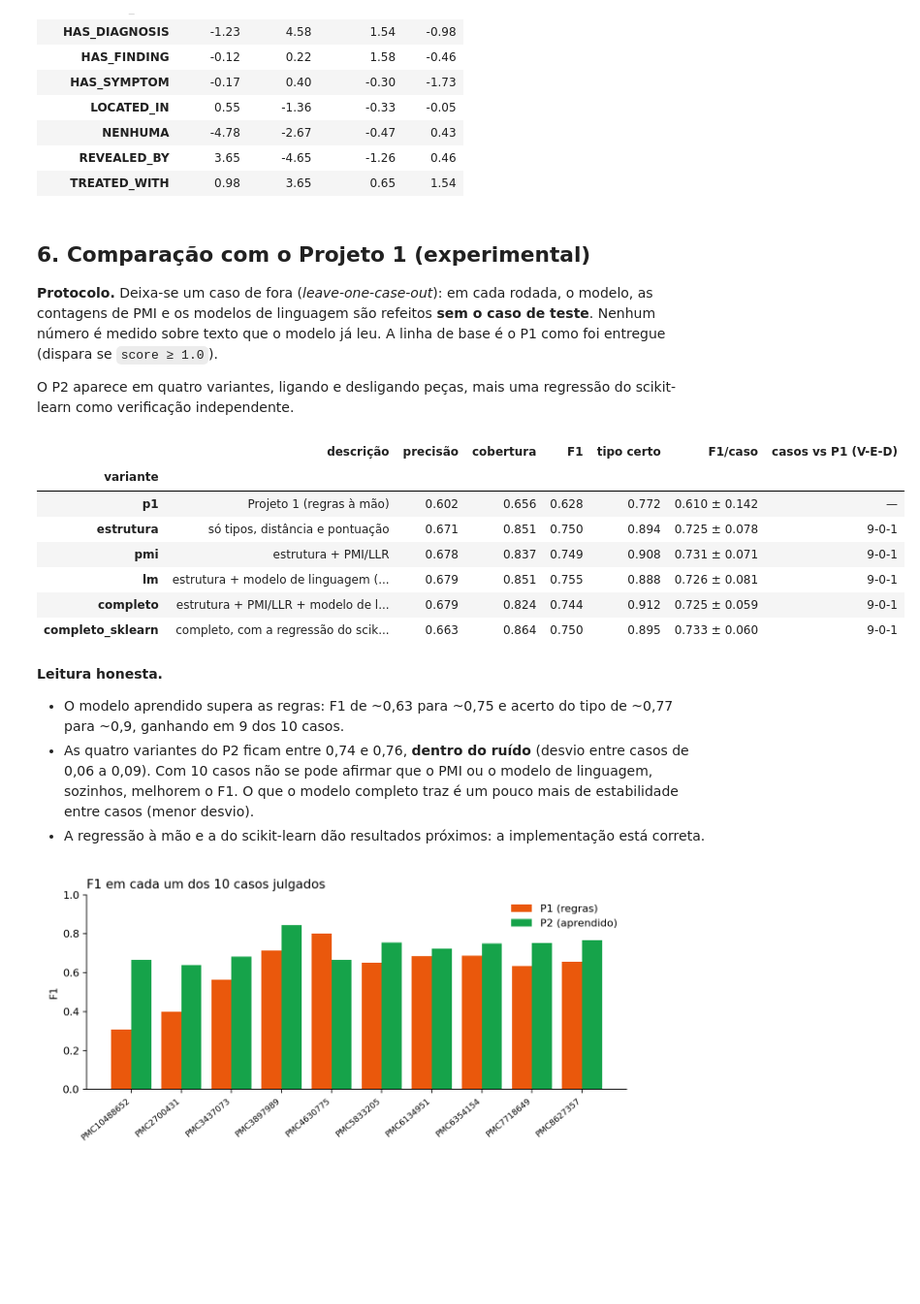
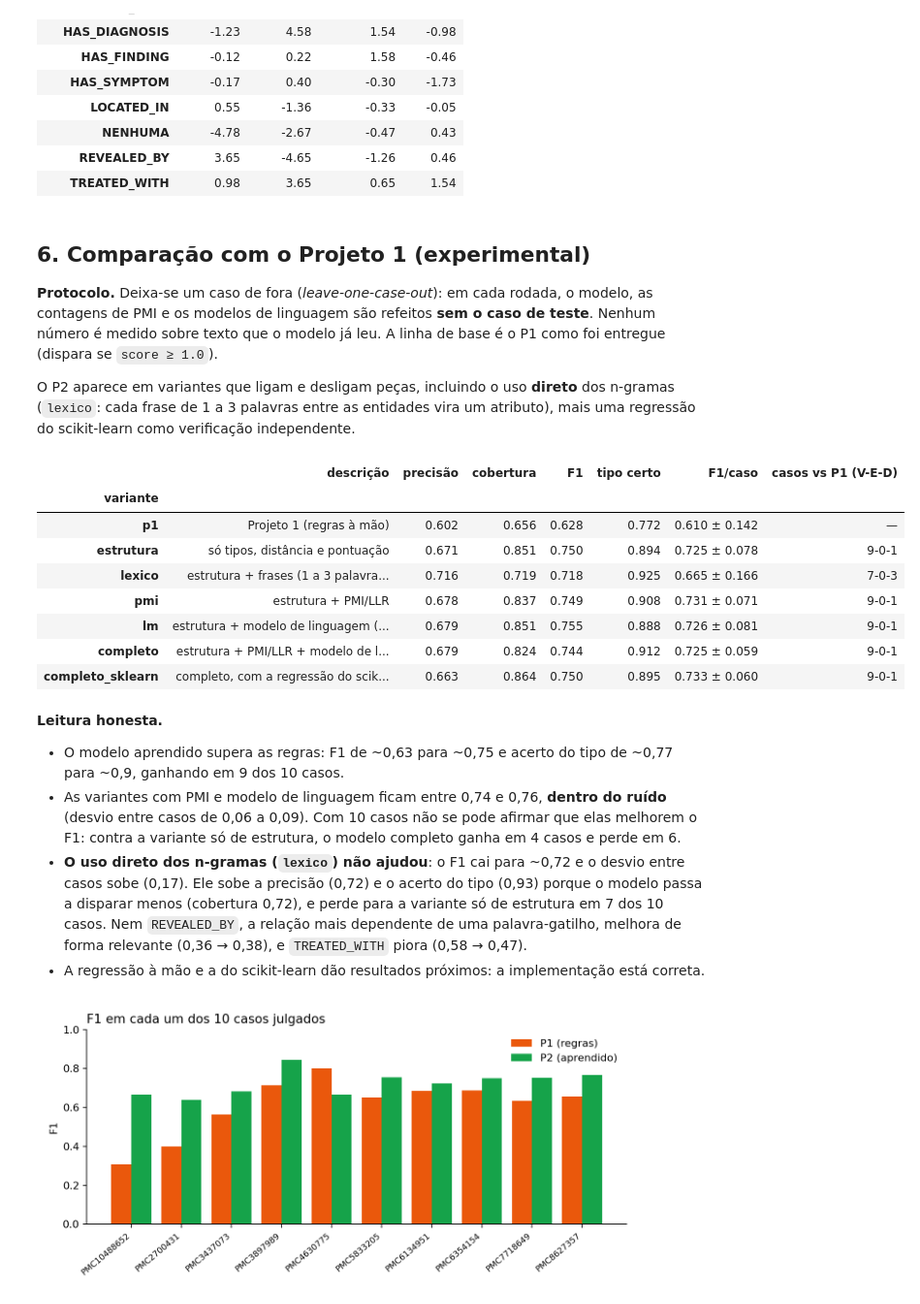
Before and after one commit to JaocHatter/Projeto-de-Natural-Language-Processing---Knowledge-Graph, a Jupyter notebook: project2/pipelines/notebooks/projeto2.ipynb, the cells around one changed output. Shown at 97% size. Drawn from its saved outputs; the diff is of its cells as text; code cells hidden in the pictures; blank space fills up the shorter version.

Commit message:
Adiciona ablação de n-gramas diretos e escreve o README do Projeto 2
Co-authored-by: CDRAY2007 <monzontrueno@gmail.com>

```diff
--- a/project2/pipelines/notebooks/projeto2.ipynb
+++ b/project2/pipelines/notebooks/projeto2.ipynb
@@ -293,27 +293,29 @@ pd.DataFrame(linhas).set_index("relação")
 PMI e os modelos de linguagem são refeitos **sem o caso de teste**. Nenhum número é medido sobre texto que
 o modelo já leu. A linha de base é o P1 como foi entregue (dispara se `score ≥ 1.0`).
 
-O P2 aparece em quatro variantes, ligando e desligando peças, mais uma regressão do scikit-learn como
-verificação independente.
+O P2 aparece em variantes que ligam e desligam peças, incluindo o uso **direto** dos n-gramas (`lexico`: cada frase
+de 1 a 3 palavras entre as entidades vira um atributo), mais uma regressão do scikit-learn como verificação
+independente.
 # %%
 from clinical_kg.learning.pipeline import prever_validando, medir, confronto, media_dp, DESCRICAO
 
-nomes = ["p1", "estrutura", "pmi", "lm", "completo", "completo_sklearn"]
+nomes = ["p1", "estrutura", "lexico", "pmi", "lm", "completo", "completo_sklearn"]
 resultados = {n: medir(prever_validando(exemplos, textos, n)) for n in nomes}
 
 linhas = []
 for n, m in resultados.items():
     media_f1, dp = media_dp(list(m["por_caso"].values()))
     v, e, d = confronto(m["por_caso"], resultados["p1"]["por_caso"])
     linhas.append({"variante": n, "descrição": DESCRICAO[n], "precisão": m["p"], "cobertura": m["r"],
                    "F1": m["f1"], "tipo certo": m["tipo"], "F1/caso": f"{media_f1:.3f} ± {dp:.3f}",
                    "casos vs P1 (V-E-D)": "—" if n == "p1" else f"{v}-{e}-{d}"})
 pd.DataFrame(linhas).set_index("variante").round(3)
 # %% [output]
 |  | descrição | precisão | cobertura | F1 | tipo certo | F1/caso | casos vs P1 (V-E-D) |
 | variante |  |  |  |  |  |  |  |
 | p1 | Projeto 1 (regras à mão) | 0.602 | 0.656 | 0.628 | 0.772 | 0.610 ± 0.142 | — |
 | estrutura | só tipos, distância e pontuação | 0.671 | 0.851 | 0.750 | 0.894 | 0.725 ± 0.078 | 9-0-1 |
+| lexico | estrutura + frases (1 a 3 palavra... | 0.716 | 0.719 | 0.718 | 0.925 | 0.665 ± 0.166 | 7-0-3 |
 | pmi | estrutura + PMI/LLR | 0.678 | 0.837 | 0.749 | 0.908 | 0.731 ± 0.071 | 9-0-1 |
 | lm | estrutura + modelo de linguagem (... | 0.679 | 0.851 | 0.755 | 0.888 | 0.726 ± 0.081 | 9-0-1 |
 | completo | estrutura + PMI/LLR + modelo de l... | 0.679 | 0.824 | 0.744 | 0.912 | 0.725 ± 0.059 | 9-0-1 |
@@ -323,9 +325,13 @@ pd.DataFrame(linhas).set_index("variante").round(3)
 
 * O modelo aprendido supera as regras: F1 de ~0,63 para ~0,75 e acerto do tipo de ~0,77 para ~0,9,
   ganhando em 9 dos 10 casos.
-* As quatro variantes do P2 ficam entre 0,74 e 0,76, **dentro do ruído** (desvio entre casos de 0,06 a 0,09).
-  Com 10 casos não se pode afirmar que o PMI ou o modelo de linguagem, sozinhos, melhorem o F1.
-  O que o modelo completo traz é um pouco mais de estabilidade entre casos (menor desvio).
+* As variantes com PMI e modelo de linguagem ficam entre 0,74 e 0,76, **dentro do ruído** (desvio entre casos de
+  0,06 a 0,09). Com 10 casos não se pode afirmar que elas melhorem o F1: contra a variante só de estrutura, o
+  modelo completo ganha em 4 casos e perde em 6.
+* **O uso direto dos n-gramas (`lexico`) não ajudou**: o F1 cai para ~0,72 e o desvio entre casos sobe (0,17).
+  Ele sobe a precisão (0,72) e o acerto do tipo (0,93) porque o modelo passa a disparar menos (cobertura 0,72), e
+  perde para a variante só de estrutura em 7 dos 10 casos. Nem `REVEALED_BY`, a relação mais dependente de uma
+  palavra-gatilho, melhora de forma relevante (0,36 → 0,38), e `TREATED_WITH` piora (0,58 → 0,47).
 * A regressão à mão e a do scikit-learn dão resultados próximos: a implementação está correta.
 # %%
 display(Image(filename=str(raiz / "assets/images/f1_por_caso.png"), width=620))
```
Also changed, not shown: parts of 1 cell of this notebook, 9 other files.
